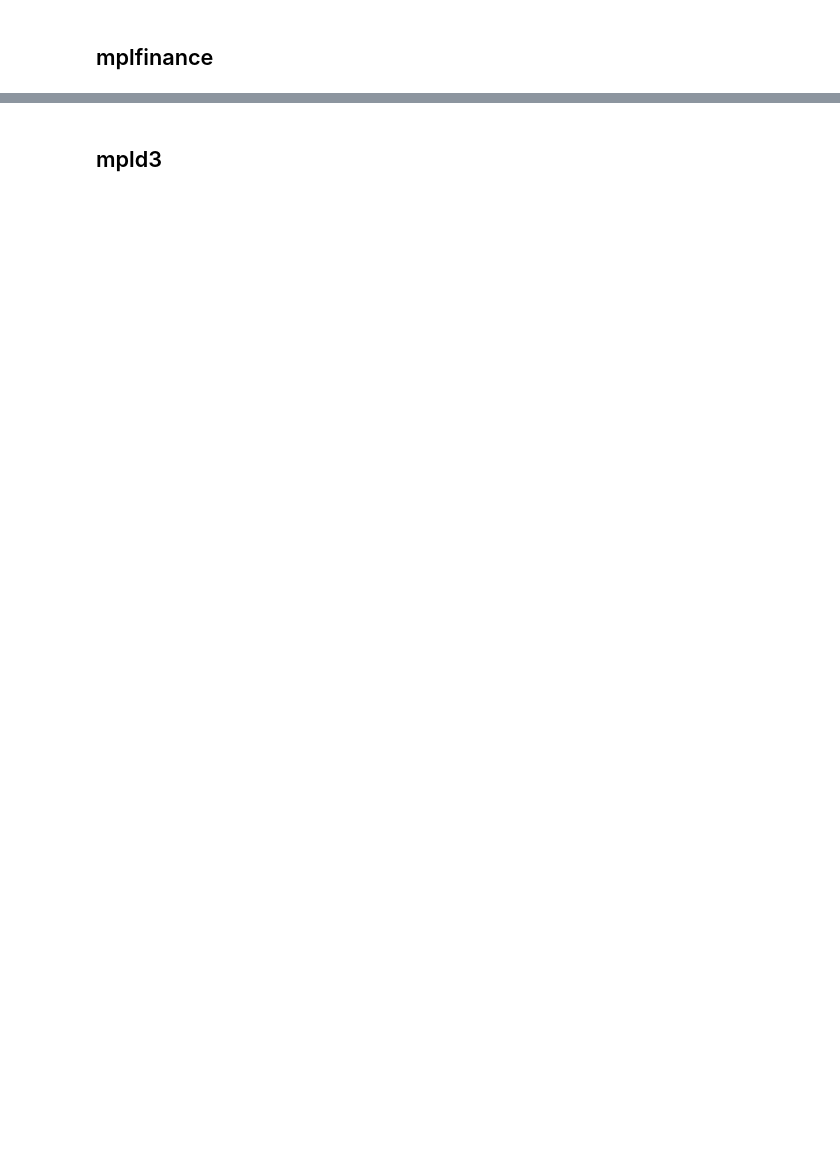
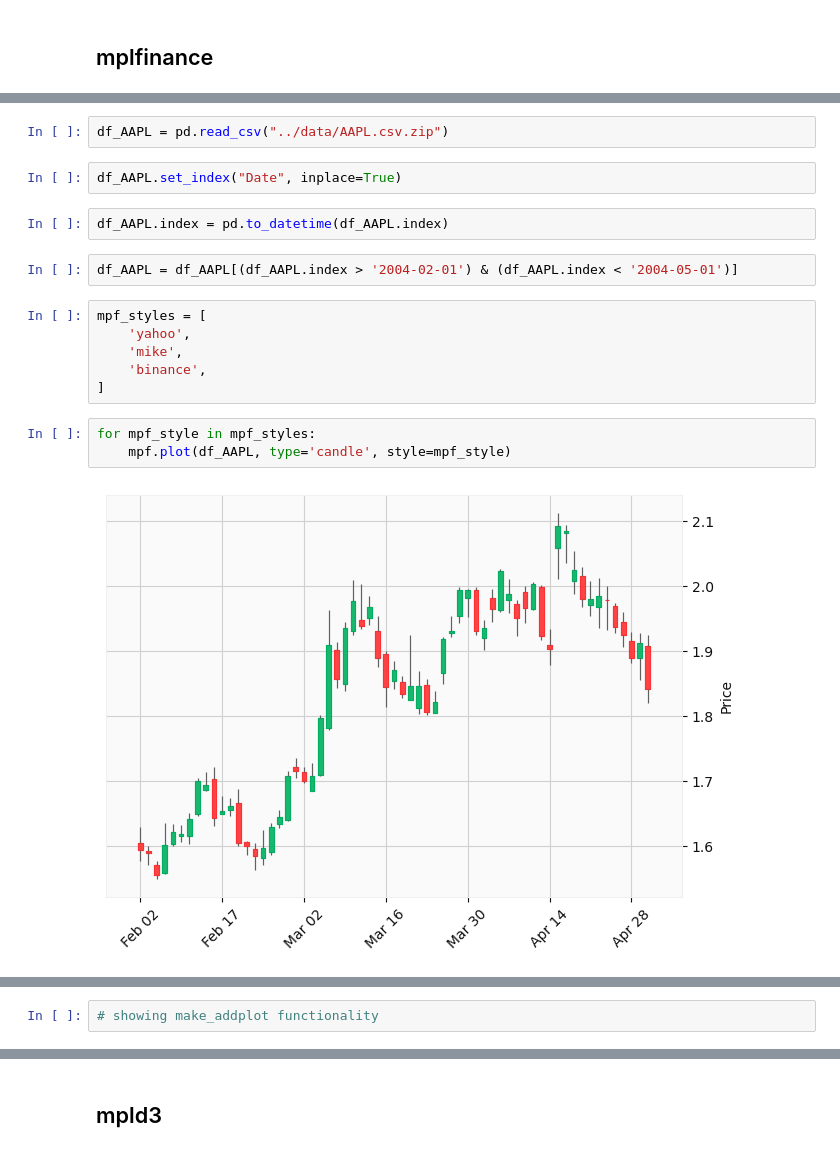
Before and after one commit to conorhamill36/viz_packages, a Jupyter notebook: notebooks/01_data_viz_libraries.ipynb, the cells around one changed output, grey strips where cells are left out. Cells and saved outputs as stored; diff of their text form; blank space fills up the shorter version.

Commit message:
mplfinance done, trying to get interactive legend working on mpld3

```diff
--- a/notebooks/01_data_viz_libraries.ipynb
+++ b/notebooks/01_data_viz_libraries.ipynb
@@ -214,0 +222,19 @@ fig
+# %%
+df_AAPL = pd.read_csv("../data/AAPL.csv.zip")
+# %%
+df_AAPL.set_index("Date", inplace=True)
+# %%
+df_AAPL.index = pd.to_datetime(df_AAPL.index)
+# %%
+df_AAPL = df_AAPL[(df_AAPL.index > '2004-02-01') & (df_AAPL.index < '2004-05-01')]
+# %%
+mpf_styles = [
+    'yahoo',
+    'mike',
+    'binance',
+]
+# %%
+for mpf_style in mpf_styles:
+    mpf.plot(df_AAPL, type='candle', style=mpf_style)
+# %% [output]
+[figure, added]
@@ -214,0 +243,2 @@ fig
+# %%
+# showing make_addplot functionality
```
Also changed, not shown: parts of 22 cells of this notebook.
